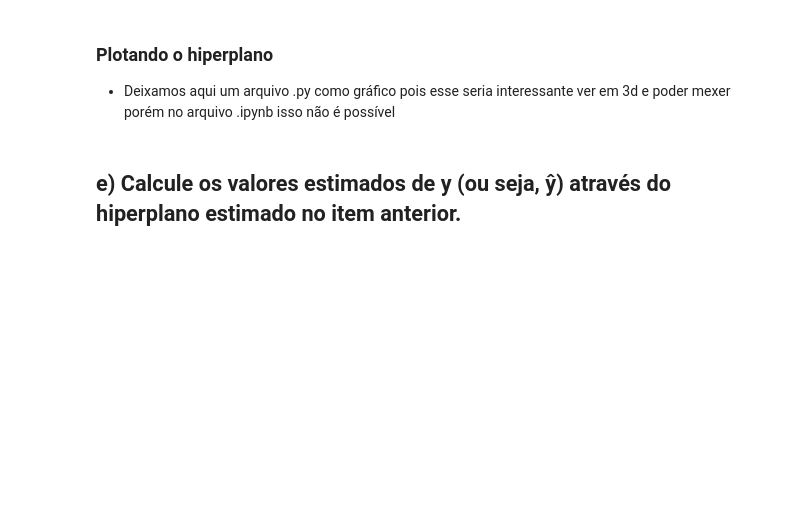
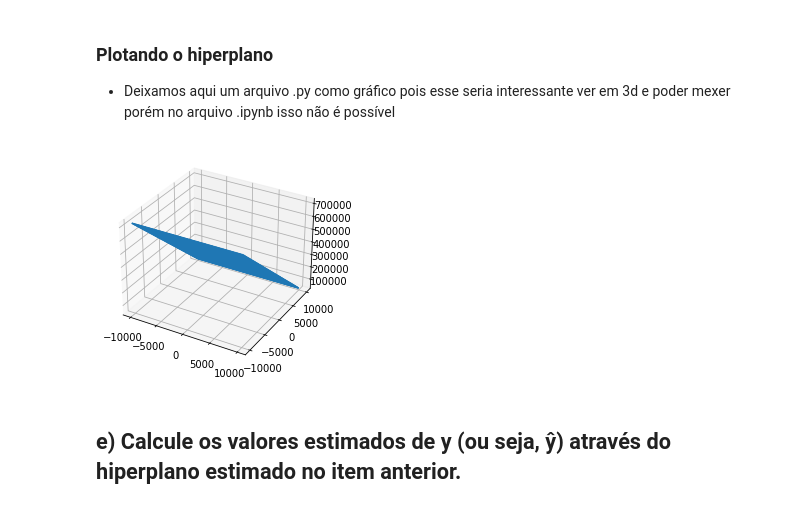
Before and after one commit to GuilhermeCF10/ModelosLineares, a Jupyter notebook: T2_ModelosLineares.ipynb, the cells around one changed output. Cells and saved outputs as stored; diff of their text form; code cells hidden in the pictures; blank space fills up the shorter version.

```diff
--- a/T2_ModelosLineares.ipynb
+++ b/T2_ModelosLineares.ipynb
@@ -141,18 +165,19 @@ for beta in betas:
 # %%
 plothiper = plt.figure()
 grafico = plothiper.gca(projection='3d')
 
-x1g = np.linspace(-10,10,10)
-x2g = np.linspace(-10,10,10)
-zg = np.linspace(-10,10,10)
+x1g = np.linspace(-10000,10000,100)
+x2g = np.linspace(-10000,10000,100)
 
 XG, YG = np.meshgrid(x1g, x2g)
 Z = betas[0] + XG*betas[1] + YG*betas[2]
 
 # grafico = plt.axes(projection='3d')
 
 grafico.plot_wireframe(XG,YG,Z)
 plt.show()
+# %% [output]
+[figure, added]
 # %% [markdown]
 ## e) Calcule os valores estimados de y (ou seja, ŷ) através do hiperplano estimado no item anterior.
 # %%
```
Also changed, not shown: parts of 21 cells of this notebook, 1 other file.
